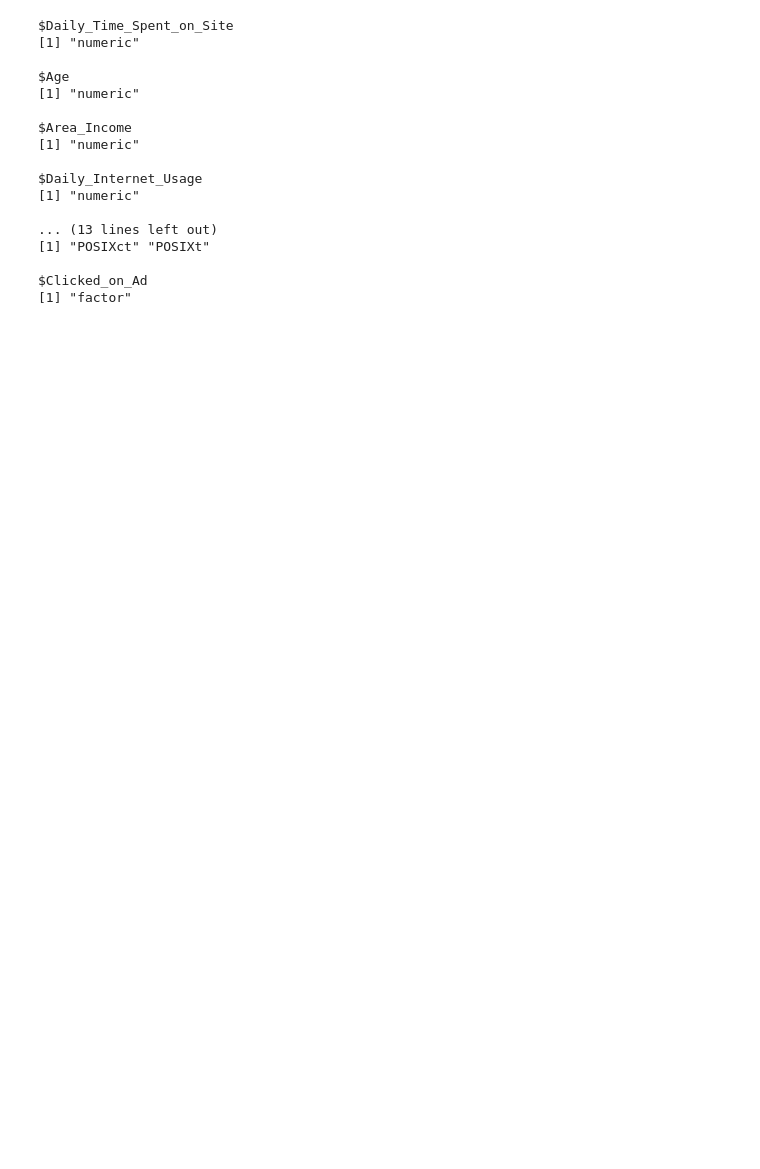
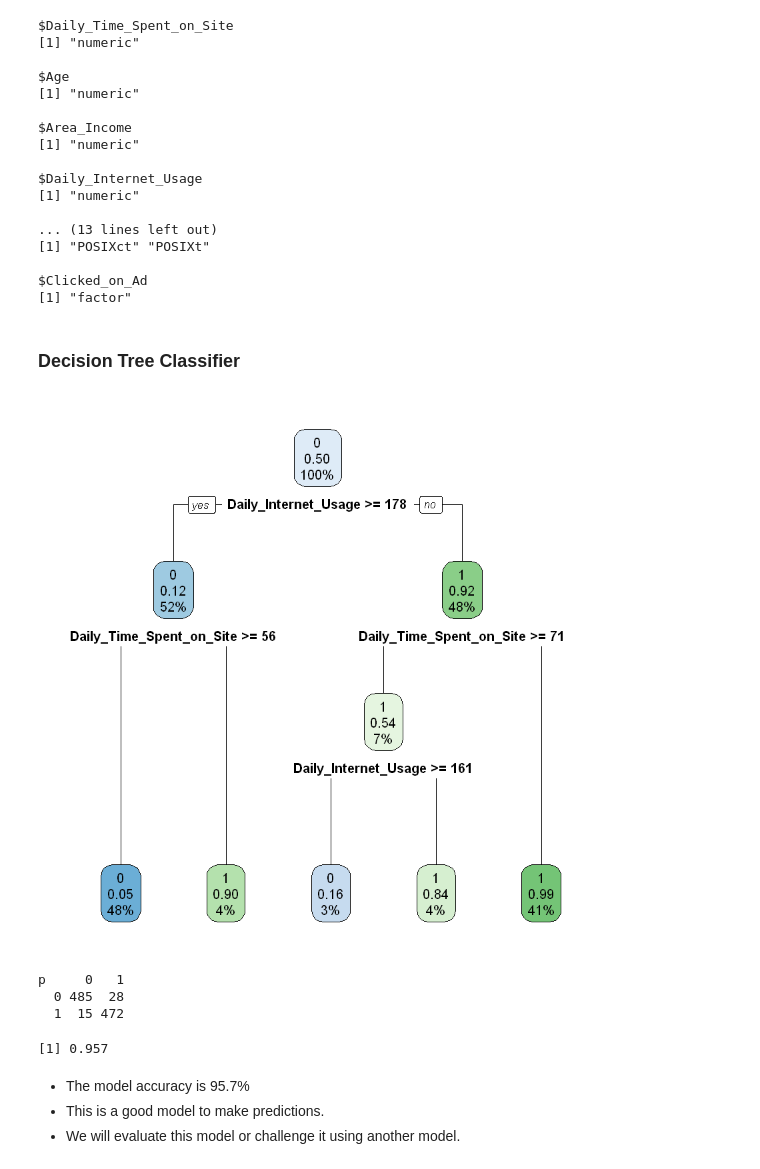
Before and after one commit to JOSEPHINEGEND/R-project-to-predict-whether-a-user-will-click-an-Ad., a Jupyter notebook: Advertising.ipynb, the cells around one changed output. Drawn from its saved outputs; the diff is of its cells as text; code cells hidden in the pictures; blank space fills up the shorter version.

```diff
--- a/Advertising.ipynb
+++ b/Advertising.ipynb
@@ -364,8 +423,9 @@ $ Clicked_on_Ad            <dbl> 0, 0, 0, 0, 0, 0, 0, 1, 0, 0, 1, 0, 1, 0, ...
 # %%
-# Converting the target and Male varible as factor
+# Converting the target as a factor
 
 adv$Clicked_on_Ad = factor(adv$Clicked_on_Ad, levels = c(0,1))
-adv$Male = factor(adv$Male, levels = c(0,1))
+
+# checking the variable datatypes
 
 sapply(adv, class)
 # %% [output]
@@ -390,0 +449,36 @@ $Clicked_on_Ad
+# %% [markdown]
+### Decision Tree Classifier
+# %%
+# Using decision tree
+# Fitting the model
+# Specifying the target and predictor variables
+
+m <- rpart(Clicked_on_Ad ~ . ,
+    data = adv,
+    method = "class")
+# %%
+# Plotting the decision tree model
+
+rpart.plot(m)
+# %% [output]
+[figure, added]
+# %%
+# Making predictions
+# Printing the confusion matrix
+
+p <- predict(m, adv, type ="class")
+table(p, adv$Clicked_on_Ad)
+# %% [output]
+p     0   1
+  0 485  28
+  1  15 472
+# %%
+# Printing the Accuracy
+
+mean(adv$Clicked_on_Ad == p)
+# %% [output]
+[1] 0.957
+# %% [markdown]
+* The model accuracy is 95.7%
+* This is a good model to make predictions.
+* We will evaluate this model or challenge it using another model.
```
Also changed, not shown: parts of 45 cells of this notebook.
